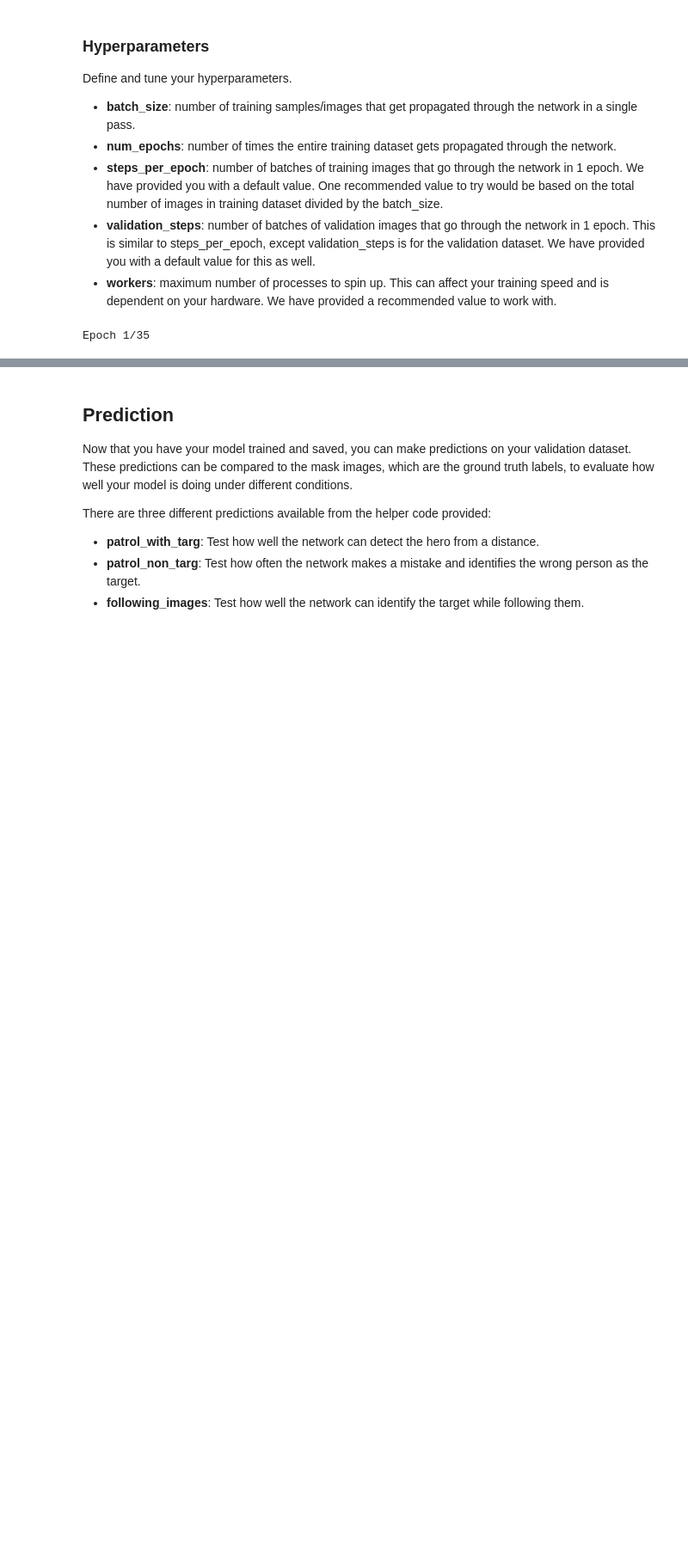
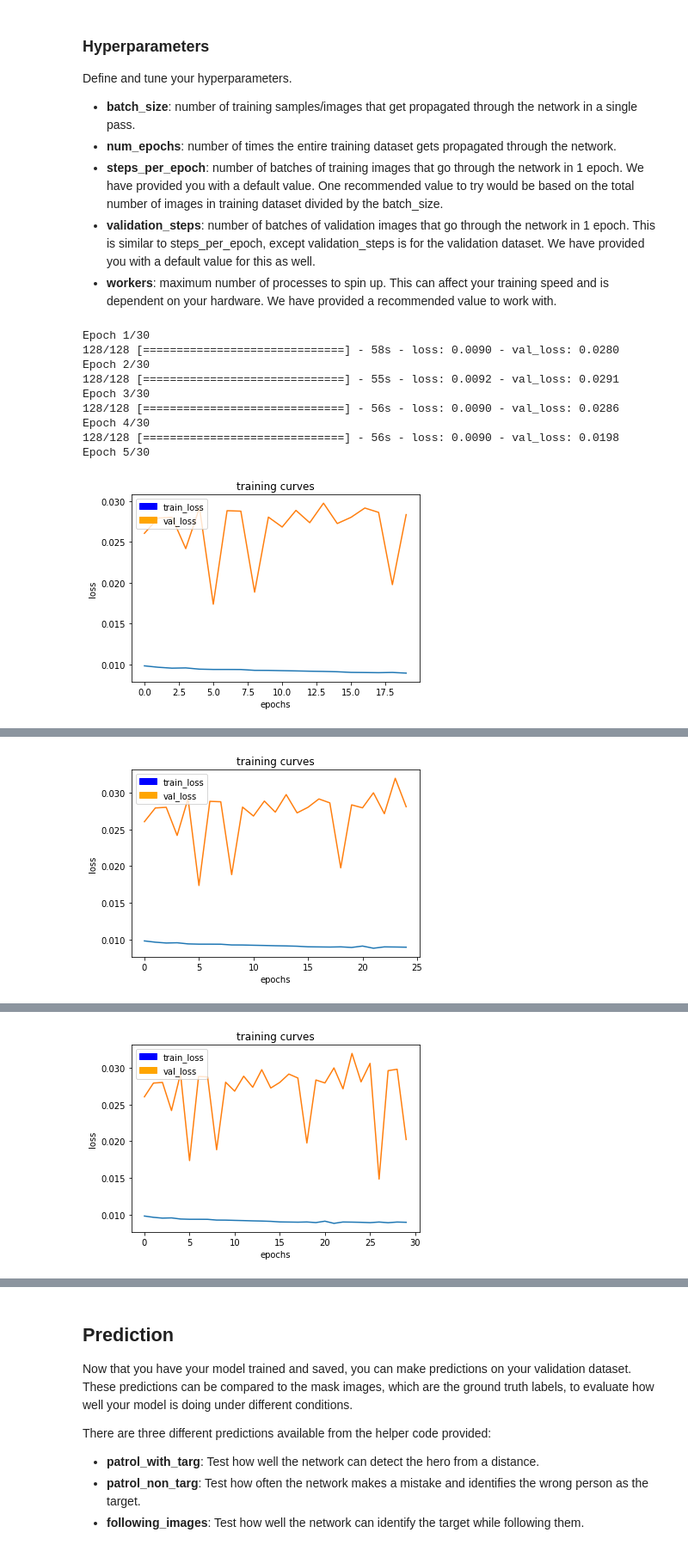
Before and after one commit to Fred159/RoboticsND-Follow-me-deeplearning, a Jupyter notebook: code/model_training.ipynb, the cells around one changed output, grey strips where cells are left out. Shown at 86% size. Saved outputs shown, nothing was run; the diff lists cells and outputs as text; code cells hidden in the pictures; blank space fills up the shorter version.

```diff
--- a/code/model_training.ipynb
+++ b/code/model_training.ipynb
@@ -152,40 +186,50 @@ Define and tune your hyperparameters.
 - **validation_steps**: number of batches of validation images that go through the network in 1 epoch. This is similar to steps_per_epoch, except validation_steps is for the validation dataset. We have provided you with a default value for this as well.
 - **workers**: maximum number of processes to spin up. This can affect your training speed and is dependent on your hardware. We have provided a recommended value to work with.
 # %%
-learning_rate = 0.01
+learning_rate = 0.0001
 batch_size = 32
-num_epochs = 35
-steps_per_epoch = 200
-validation_steps = 50
-workers = 2
+num_epochs = 30
+steps_per_epoch = int(4131/batch_size)-1#200
+validation_steps = int(1000/batch_size)
+workers = 1 # Using GPU.
 # %%
 """
 DON'T MODIFY ANYTHING IN THIS CELL THAT IS BELOW THIS LINE
 """
 # Define the Keras model and compile it for training
-model = models.Model(inputs=inputs, outputs=output_layer)
+#model = models.Model(inputs=inputs, outputs=output_layer)
 
 model.compile(optimizer=keras.optimizers.Adam(learning_rate), loss='categorical_crossentropy')
 
 # Data iterators for loading the training and validation data
 train_iter = data_iterator.BatchIteratorSimple(batch_size=batch_size,
                                                data_folder=os.path.join('..', 'data', 'train'),
                                                image_shape=image_shape,
                                                shift_aug=True)
 
 val_iter = data_iterator.BatchIteratorSimple(batch_size=batch_size,
                                              data_folder=os.path.join('..', 'data', 'validation'),
                                              image_shape=image_shape)
 
-logger_cb = plotting_tools.LoggerPlotter()
+#logger_cb = plotting_tools.LoggerPlotter()
 callbacks = [logger_cb]
 
 model.fit_generator(train_iter,
                     steps_per_epoch = steps_per_epoch, # the number of batches per epoch,
                     epochs = num_epochs, # the number of epochs to train for,
                     validation_data = val_iter, # validation iterator
                     validation_steps = validation_steps, # the number of batches to validate on
                     callbacks=callbacks,
                     workers = workers)
+score_all()
 # %% [output]
-Epoch 1/35
+Epoch 1/30
+128/128 [==============================] - 58s - loss: 0.0090 - val_loss: 0.0280
+Epoch 2/30
+128/128 [==============================] - 55s - loss: 0.0092 - val_loss: 0.0291
+Epoch 3/30
+128/128 [==============================] - 56s - loss: 0.0090 - val_loss: 0.0286
+Epoch 4/30
+128/128 [==============================] - 56s - loss: 0.0090 - val_loss: 0.0198
+Epoch 5/30
+[figure, added]
@@ -192,0 +246 @@ KeyboardInterrupt:
+[figure, added]
@@ -192,0 +257 @@ KeyboardInterrupt:
+[figure, added]
```
Also changed, not shown: parts of 23 cells of this notebook, 8 other files.
